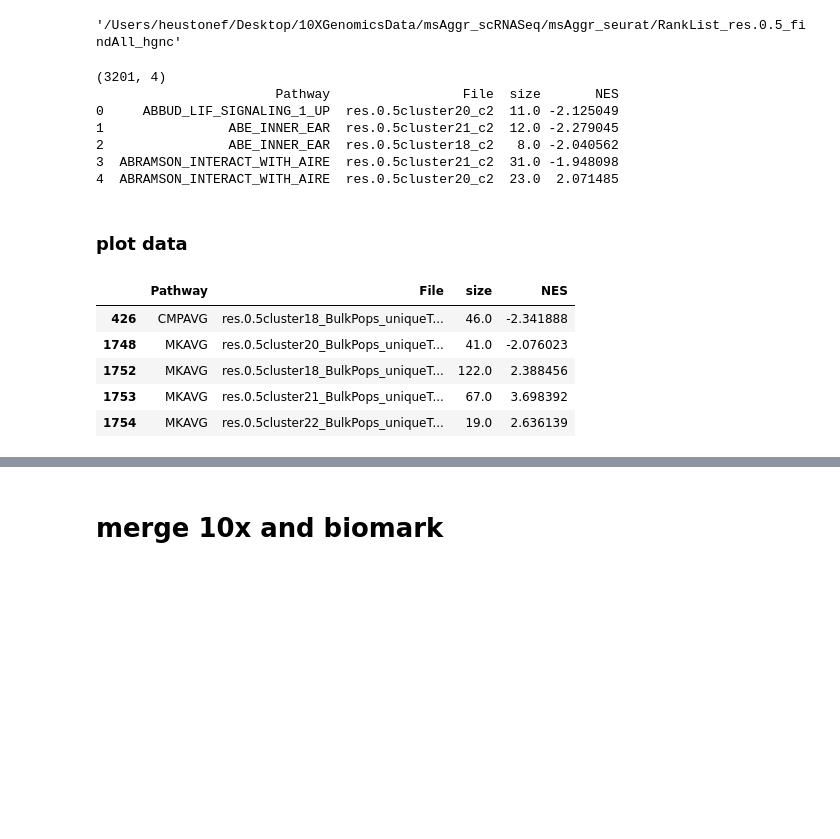
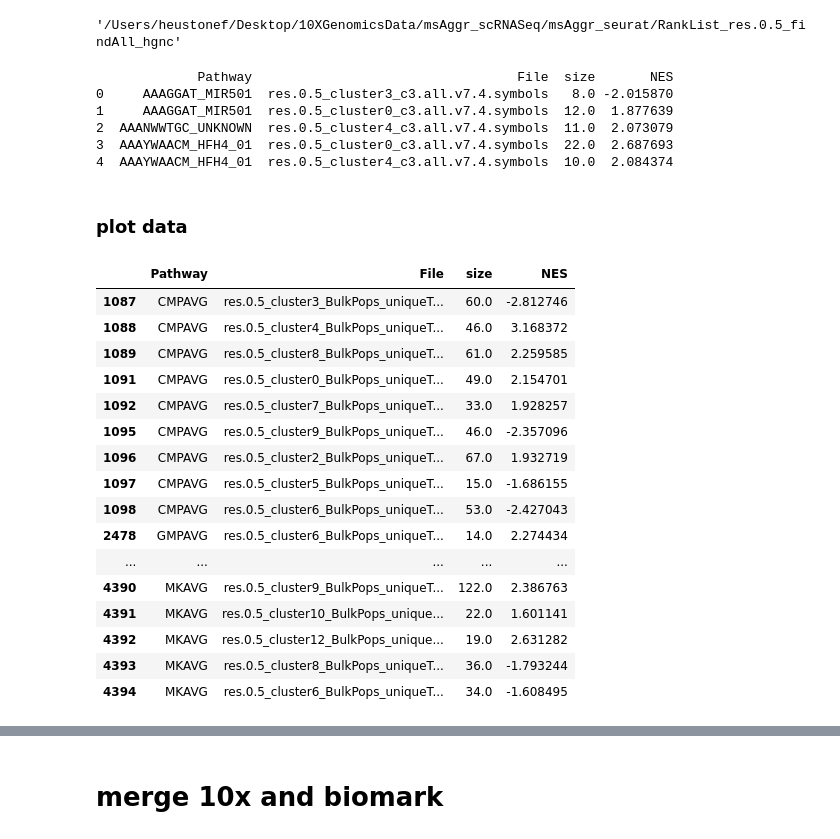
Before and after one commit to efheuston/msAggr_scRNASeq, a Jupyter notebook: GSEA_commandLineScript.ipynb, the cells around one changed output, grey strips where cells are left out. Cells and saved outputs as stored; diff of their text form; code cells hidden in the pictures; blank space fills up the shorter version.

```diff
--- a/GSEA_commandLineScript.ipynb
+++ b/GSEA_commandLineScript.ipynb
@@ -139,7 +165,7 @@ go_alldf = pd.concat(goAll_list, axis = 0, ignore_index = True)
 
 
 # Limit table to only entries with FDR <= 0.25
-print(sigDF.shape)
+# print(sigDF.shape)
 sig_goalldf = go_alldf[go_alldf['FDR'] <= fdr_limit].sort_values('Pathway')
 sig_goalldf['NES'] = pd.to_numeric(sig_goalldf['NES'])
 sig_goalldf = sig_goalldf.drop('FDR', axis = 1)
@@ -162,23 +188,34 @@ sigDF = pd.merge(left = sig_size, right = sig_nes, left_on=['File', 'Pathway'],
 # sigDF['File'] = pd.Categorical(sigDF['File'], categories=fileorder, ordered=True)
 print(sigDF.head())
 # %% [output]
-(3201, 4)
-                       Pathway                 File  size       NES
-0     ABBUD_LIF_SIGNALING_1_UP  res.0.5cluster20_c2  11.0 -2.125049
-1                ABE_INNER_EAR  res.0.5cluster21_c2  12.0 -2.279045
-2                ABE_INNER_EAR  res.0.5cluster18_c2   8.0 -2.040562
-3  ABRAMSON_INTERACT_WITH_AIRE  res.0.5cluster21_c2  31.0 -1.948098
-4  ABRAMSON_INTERACT_WITH_AIRE  res.0.5cluster20_c2  23.0  2.071485
+             Pathway                                  File  size       NES
+0     AAAGGAT_MIR501  res.0.5_cluster3_c3.all.v7.4.symbols   8.0 -2.015870
+1     AAAGGAT_MIR501  res.0.5_cluster0_c3.all.v7.4.symbols  12.0  1.877639
+2  AAANWWTGC_UNKNOWN  res.0.5_cluster4_c3.all.v7.4.symbols  11.0  2.073079
+3  AAAYWAACM_HFH4_01  res.0.5_cluster0_c3.all.v7.4.symbols  22.0  2.687693
+4  AAAYWAACM_HFH4_01  res.0.5_cluster4_c3.all.v7.4.symbols  10.0  2.084374
 # %% [markdown]
 ### plot data
 # %%
-sigDF[sigDF.File.str.endswith('TPM10')]
+cluster_set = ['cluster2', 'cluster18', 'cluster13', 'cluster10']
+tpm_df = sigDF[sigDF.File.str.endswith('TPM10')]
 # %% [output]
 |  | Pathway | File | size | NES |
-| 426 | CMPAVG | res.0.5cluster18_BulkPops_uniqueT... | 46.0 | -2.341888 |
-| 1748 | MKAVG | res.0.5cluster20_BulkPops_uniqueT... | 41.0 | -2.076023 |
-| 1752 | MKAVG | res.0.5cluster18_BulkPops_uniqueT... | 122.0 | 2.388456 |
-| 1753 | MKAVG | res.0.5cluster21_BulkPops_uniqueT... | 67.0 | 3.698392 |
-| 1754 | MKAVG | res.0.5cluster22_BulkPops_uniqueT... | 19.0 | 2.636139 |
+| 1087 | CMPAVG | res.0.5_cluster3_BulkPops_uniqueT... | 60.0 | -2.812746 |
+| 1088 | CMPAVG | res.0.5_cluster4_BulkPops_uniqueT... | 46.0 | 3.168372 |
+| 1089 | CMPAVG | res.0.5_cluster8_BulkPops_uniqueT... | 61.0 | 2.259585 |
+| 1091 | CMPAVG | res.0.5_cluster0_BulkPops_uniqueT... | 49.0 | 2.154701 |
+| 1092 | CMPAVG | res.0.5_cluster7_BulkPops_uniqueT... | 33.0 | 1.928257 |
+| 1095 | CMPAVG | res.0.5_cluster9_BulkPops_uniqueT... | 46.0 | -2.357096 |
+| 1096 | CMPAVG | res.0.5_cluster2_BulkPops_uniqueT... | 67.0 | 1.932719 |
+| 1097 | CMPAVG | res.0.5_cluster5_BulkPops_uniqueT... | 15.0 | -1.686155 |
+| 1098 | CMPAVG | res.0.5_cluster6_BulkPops_uniqueT... | 53.0 | -2.427043 |
+| 2478 | GMPAVG | res.0.5_cluster6_BulkPops_uniqueT... | 14.0 | 2.274434 |
+| ... | ... | ... | ... | ... |
+| 4390 | MKAVG | res.0.5_cluster9_BulkPops_uniqueT... | 122.0 | 2.386763 |
+| 4391 | MKAVG | res.0.5_cluster10_BulkPops_unique... | 22.0 | 1.601141 |
+| 4392 | MKAVG | res.0.5_cluster12_BulkPops_unique... | 19.0 | 2.631282 |
+| 4393 | MKAVG | res.0.5_cluster8_BulkPops_uniqueT... | 36.0 | -1.793244 |
+| 4394 | MKAVG | res.0.5_cluster6_BulkPops_uniqueT... | 34.0 | -1.608495 |
 # %%
 plotDF = sigDF.copy()
```
Also changed, not shown: parts of 3 cells of this notebook, 5 other files.
